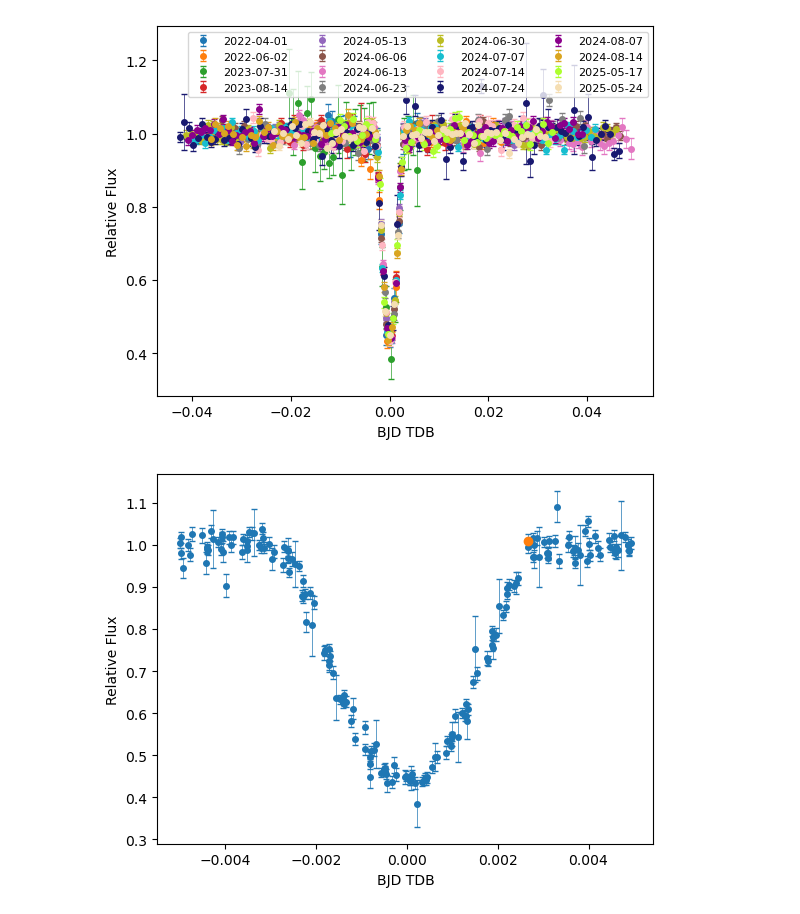
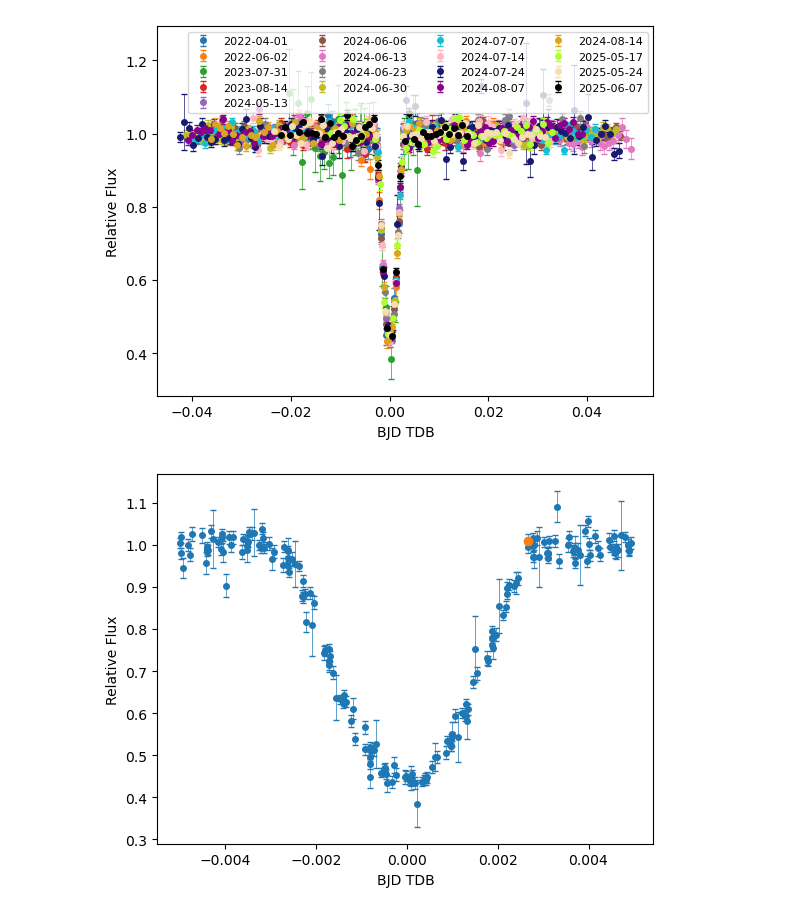
Before and after one commit to eligd/wd-1856-534b, a Jupyter notebook: fit_lightcurves/fit_combined_lightcurve.ipynb, the cells around one changed output. Saved outputs shown, nothing was run; the diff lists cells and outputs as text; code cells hidden in the pictures.

```diff
--- a/fit_lightcurves/fit_combined_lightcurve.ipynb
+++ b/fit_lightcurves/fit_combined_lightcurve.ipynb
@@ -16,7 +16,7 @@ data_arr = np.load('/Users/eligendreaudistler/Desktop/wd-1856-534b/arrays/data_a
 dates = ['2022-04-01', '2022-06-02', '2023-07-31', '2023-08-14', '2024-05-13',
          '2024-06-06', '2024-06-13', '2024-06-23', '2024-06-30', '2024-07-07',
          '2024-07-14', '2024-07-24', '2024-08-07', '2024-08-14', '2025-05-17',
-         '2025-05-24', '2025-06-07']
+         '2025-05-24', '2025-06-07', '2025-06-17']
 base_dir = '/Users/eligendreaudistler/Desktop/wd-1856-534b/arrays'
 
 for i, date in enumerate(dates):
@@ -25,21 +25,21 @@ for i, date in enumerate(dates):
 # %%
 # plot raw data
 %matplotlib inline
 
 colors = ['tab:blue', 'tab:orange', 'tab:green', 'tab:red', 'tab:purple',
           'tab:brown', 'tab:pink', 'tab:gray', 'tab:olive', 'tab:cyan',
           'lightpink', 'midnightblue', 'darkmagenta', 'goldenrod',
-          'greenyellow', 'wheat']
+          'greenyellow', 'wheat', 'black']
 
 for i, color in enumerate(colors):
     plt.errorbar(data_arr[i]['BJD_TDB'], data_arr[i]['rel_flux_T1_normalized'], linestyle='none', marker='o',
                 markersize=4, yerr=data_arr[i]['rel_flux_err_T1_normalized'], elinewidth=0.5, capsize=2, color=color, label=dates[i])
 plt.xlabel("BJD TDB")
 plt.ylabel("Relative Flux")
 
 plt.legend(loc='upper right', ncol=4, fontsize=8);
 # %% [output]
-[figure, old version]
+[figure, new version]
 # %%
 bjd_tdb = []
 rel_flux = []
```
Also changed, not shown: parts of 8 cells of this notebook, 5 other files.
